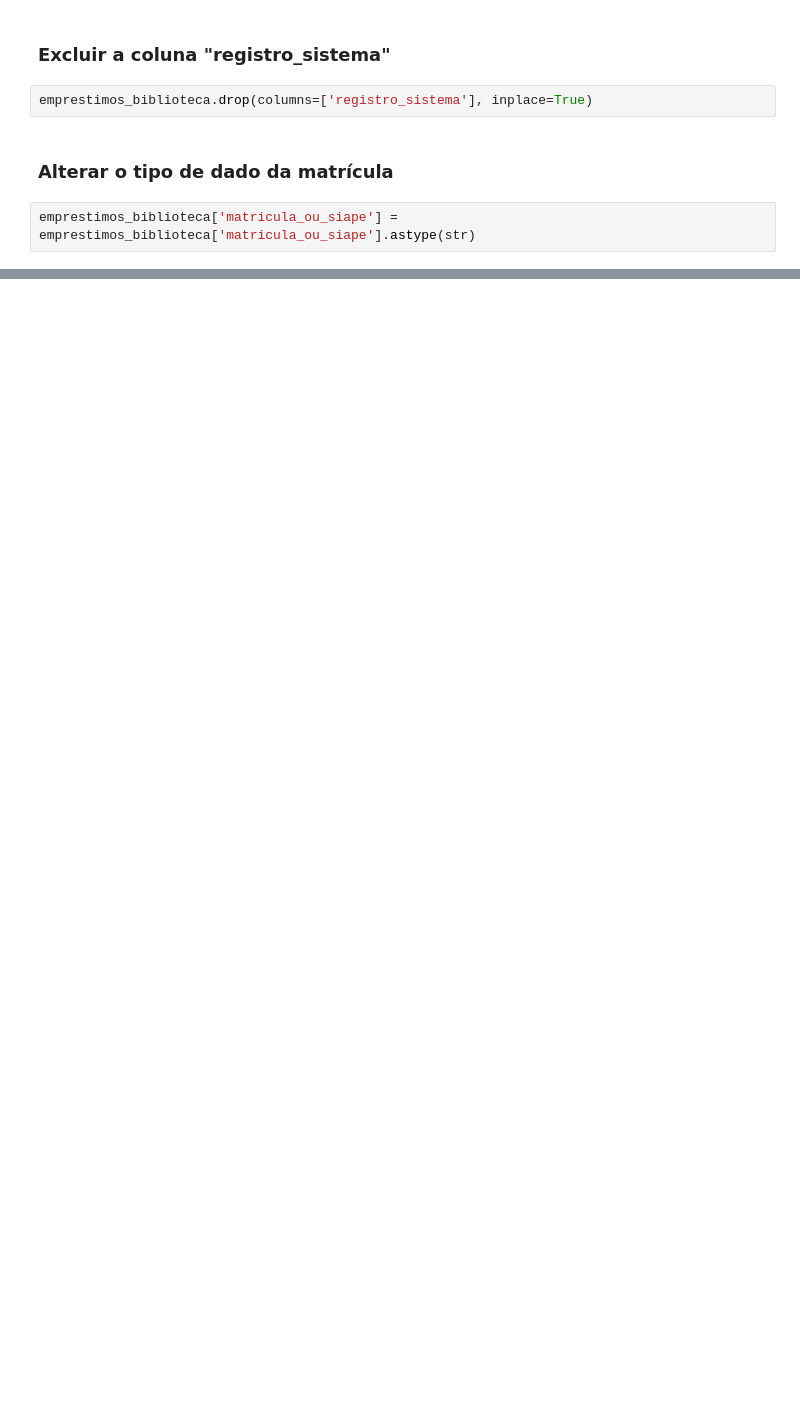
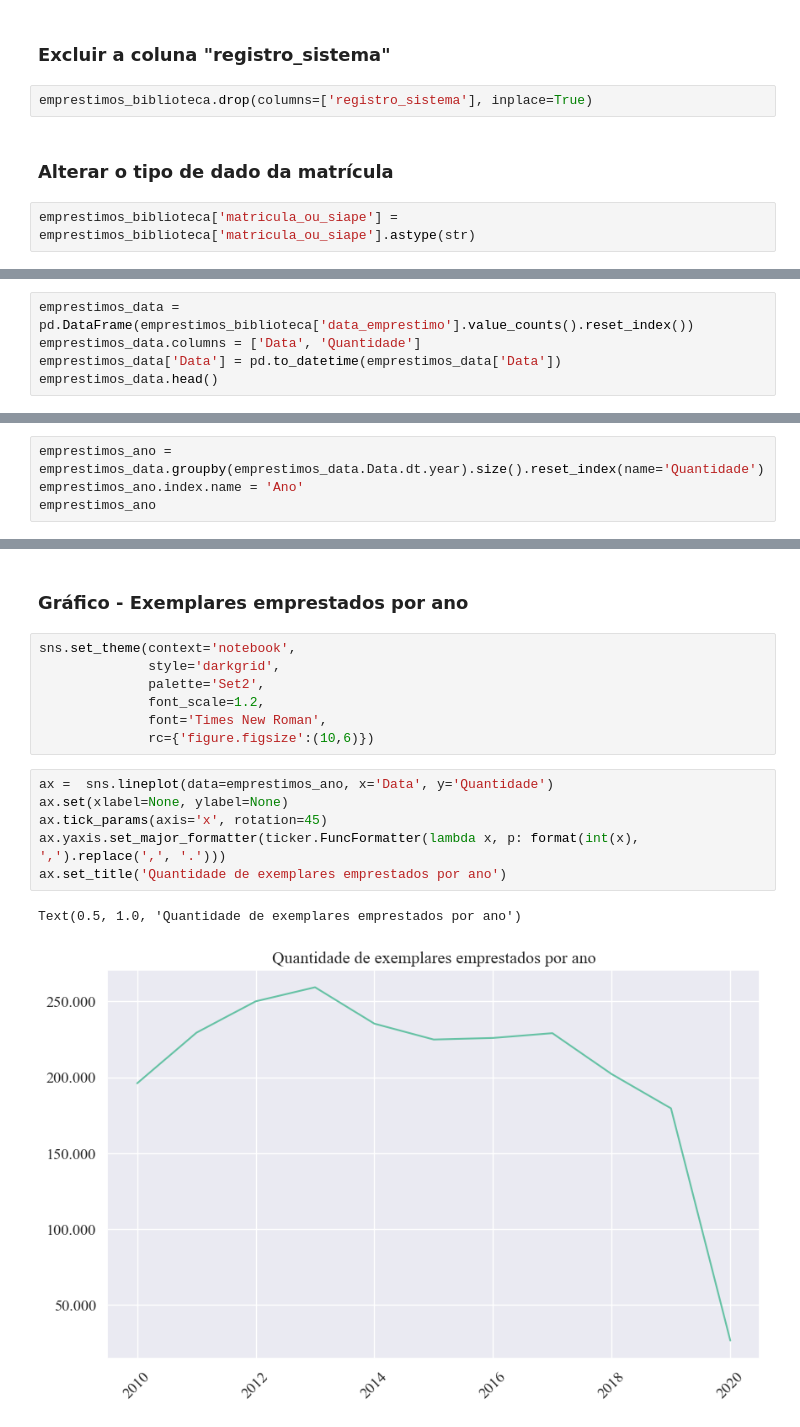
Before and after one commit to giuliacaxi/7DaysOfCode---Python-Pandas, a Jupyter notebook: Analise/data.ipynb, the cells around one changed output, grey strips where cells are left out. Drawn from its saved outputs; the diff is of its cells as text; blank space fills up the shorter version.

```diff
--- a/Analise/data.ipynb
+++ b/Analise/data.ipynb
@@ -187,0 +226,5 @@ emprestimos_biblioteca['matricula_ou_siape'] = emprestimos_biblioteca['matricula
+# %%
+emprestimos_data = pd.DataFrame(emprestimos_biblioteca['data_emprestimo'].value_counts().reset_index())
+emprestimos_data.columns = ['Data', 'Quantidade']
+emprestimos_data['Data'] = pd.to_datetime(emprestimos_data['Data'])
+emprestimos_data.head()
@@ -187,0 +238,4 @@ emprestimos_biblioteca['matricula_ou_siape'] = emprestimos_biblioteca['matricula
+# %%
+emprestimos_ano = emprestimos_data.groupby(emprestimos_data.Data.dt.year).size().reset_index(name='Quantidade')
+emprestimos_ano.index.name = 'Ano'
+emprestimos_ano
@@ -187,0 +256,18 @@ emprestimos_biblioteca['matricula_ou_siape'] = emprestimos_biblioteca['matricula
+# %% [markdown]
+### Gráfico - Exemplares emprestados por ano
+# %%
+sns.set_theme(context='notebook',
+              style='darkgrid',
+              palette='Set2',
+              font_scale=1.2,
+              font='Times New Roman',
+              rc={'figure.figsize':(10,6)})
+# %%
+ax =  sns.lineplot(data=emprestimos_ano, x='Data', y='Quantidade')
+ax.set(xlabel=None, ylabel=None)
+ax.tick_params(axis='x', rotation=45)
+ax.yaxis.set_major_formatter(ticker.FuncFormatter(lambda x, p: format(int(x), ',').replace(',', '.')))
+ax.set_title('Quantidade de exemplares emprestados por ano')
+# %% [output]
+Text(0.5, 1.0, 'Quantidade de exemplares emprestados por ano')
+[figure, added]
```
Also changed, not shown: parts of 67 cells of this notebook, 1 other file.
